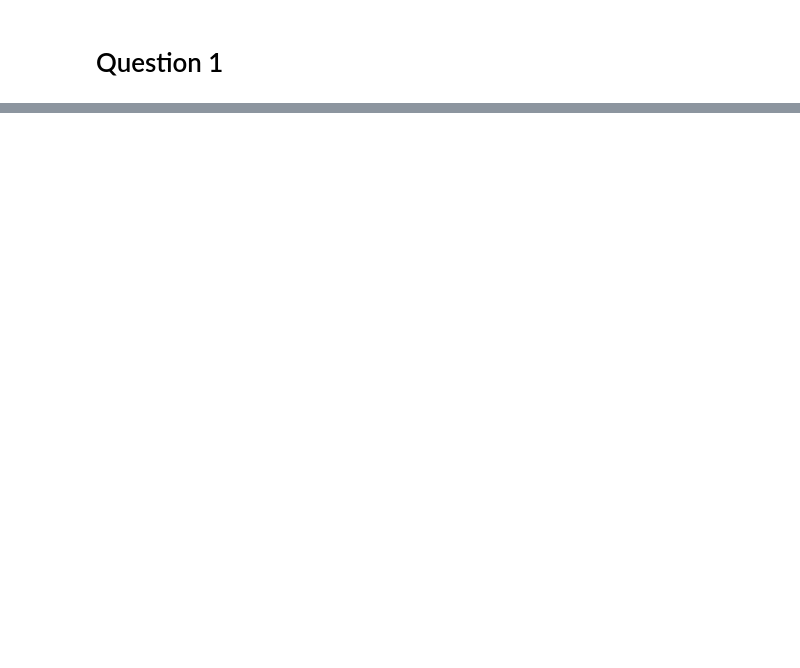
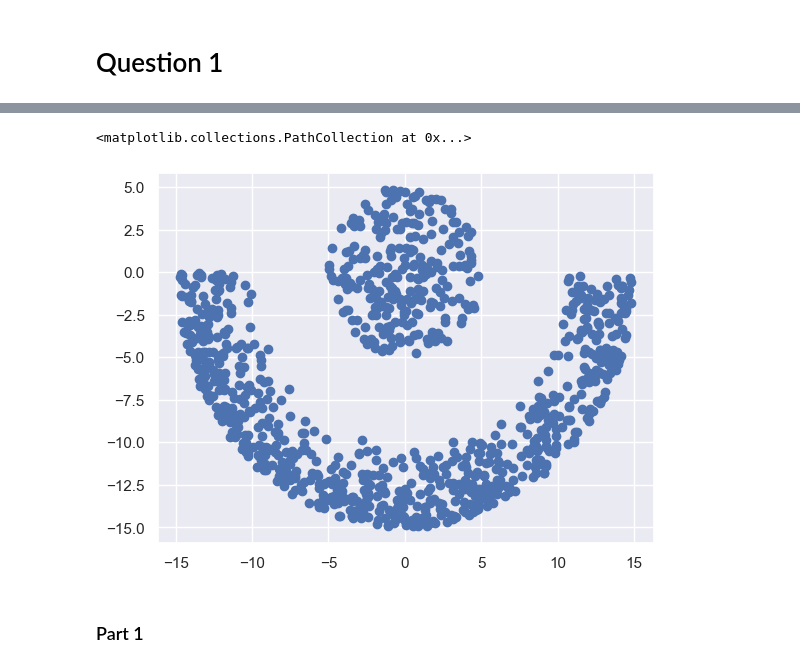
Before and after one commit to seg-fault123/ml, a Jupyter notebook: assignment3/working.ipynb, the cells around one changed output, grey strips where cells are left out. Drawn from its saved outputs; the diff is of its cells as text; code cells hidden in the pictures; blank space fills up the shorter version.

```diff
--- a/assignment3/working.ipynb
+++ b/assignment3/working.ipynb
@@ -88,0 +144,4 @@ ax.set_yticks(np.arange(105, step=5));
+# %%
+data=pd.read_csv('cm_dataset_2.csv', header=None)
+X=data.values
+X
@@ -88,0 +156,5 @@ ax.set_yticks(np.arange(105, step=5));
+# %%
+plt.scatter(data[0], data[1])
+# %% [output]
+<matplotlib.collections.PathCollection at 0x...>
+[figure, added]
@@ -88,0 +232,2 @@ ax.set_yticks(np.arange(105, step=5));
+# %% [markdown]
+### Part 1
```
Also changed, not shown: parts of 17 cells of this notebook.
